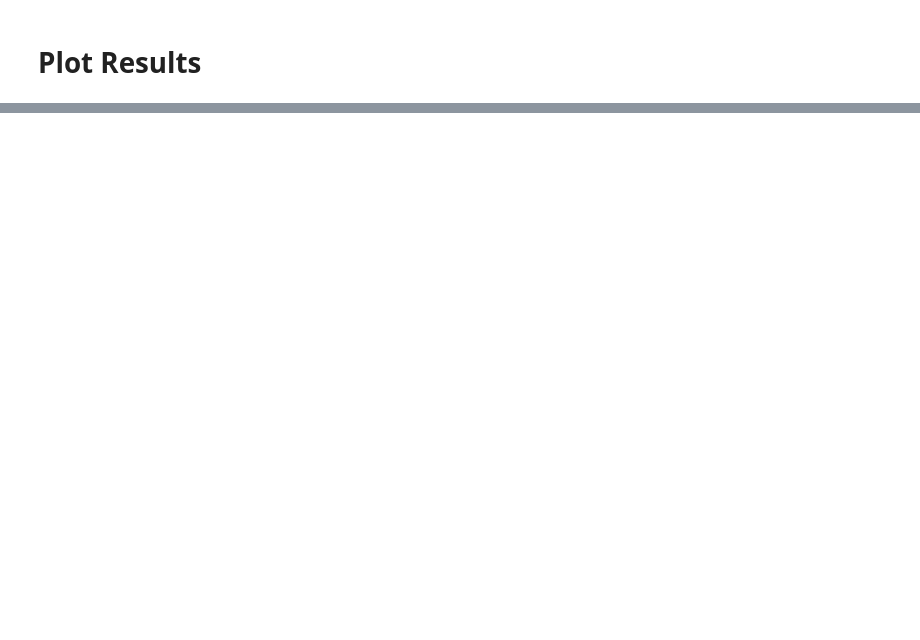
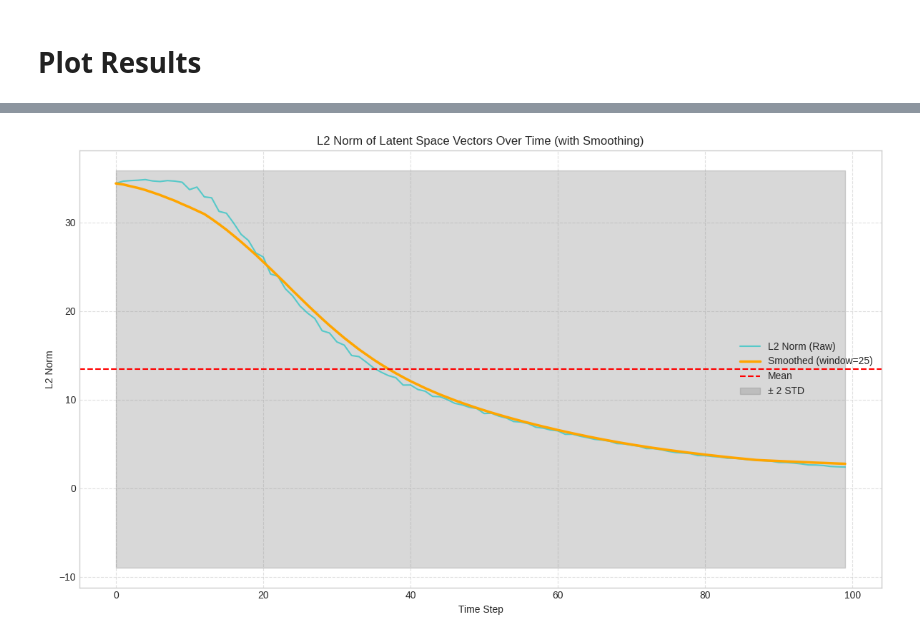
Before and after one commit to rg625/ocean_forecasting, a Jupyter notebook: koopman_autoencoder/test.ipynb, the cells around one changed output, grey strips where cells are left out. Saved outputs shown, nothing was run; the diff lists cells and outputs as text; code cells hidden in the pictures; blank space fills up the shorter version.

```diff
--- a/koopman_autoencoder/test.ipynb
+++ b/koopman_autoencoder/test.ipynb
@@ -269,0 +293,86 @@ Max vort (Pred): 5364.2060546875
+# %%
+import matplotlib.pyplot as plt
+import torch
+import pandas as pd # Import pandas for smoothing
+
+# --- 1. Create Sample Data (replace with your actual data) ---
+# This makes the example runnable. You already have z_preds.
+z_preds = total_predicted_seq.z_preds.cpu().detach()
+# --- End of Sample Data ---
+
+
+# --- 2. Your Existing Calculations ---
+if z_preds.ndim > 2:
+    z_preds = z_preds.squeeze()
+
+z_preds_cpu = z_preds.cpu().detach()
+latent_norms = torch.norm(z_preds_cpu, dim=-1)
+latent_mean = latent_norms.mean()
+latent_std = latent_norms.std()
+
+
+# --- 3. NEW: Smooth the norms using a rolling average ---
+# You can adjust this value for more or less smoothing.
+# A larger window will result in a smoother line.
+window_size = 25
+
+# Convert to a pandas Series to use the rolling() method
+latent_norms_series = pd.Series(latent_norms.numpy())
+
+# Calculate the rolling mean. `center=True` prevents the smoothed line from lagging.
+# `min_periods=1` handles the edges of the data gracefully.
+smoothed_norms = latent_norms_series.rolling(
+    window=window_size,
+    center=True,
+    min_periods=1
+).mean()
+
+
+# --- 4. Plotting ---
+fig, ax = plt.subplots(figsize=(12, 7))
+
+# Plot the original data with some transparency
+time_steps = range(len(latent_norms))
+ax.plot(
+    time_steps,
+    latent_norms.numpy(),
+    label='L2 Norm (Raw)',
+    color='c',
+    linewidth=1.5,
+    alpha=0.6
+)
+
+# Plot the NEW smoothed data
+ax.plot(
+    time_steps,
+    smoothed_norms,
+    label=f'Smoothed (window={window_size})',
+    color='orange',
+    linewidth=2.5
+)
+
+
+# Plot the mean and std deviation region from before
+ax.axhline(latent_mean.item(), color='r', linestyle='--', label='Mean')
+upper_bound = latent_mean + 2 * latent_std
+lower_bound = latent_mean - 2 * latent_std
+ax.fill_between(
+    time_steps,
+    lower_bound.item(),
+    upper_bound.item(),
+    color='gray',
+    alpha=0.3,
+    label='± 2 STD'
+)
+
+# --- 5. Configure and Show the Plot ---
+ax.set_title("L2 Norm of Latent Space Vectors Over Time (with Smoothing)")
+ax.set_xlabel("Time Step")
+ax.set_ylabel("L2 Norm")
+ax.grid(True, linestyle='--', alpha=0.6)
+ax.legend() # Add a legend to identify all lines
+
+plt.tight_layout()
+plt.show()
+# %% [output]
+[figure, added]
```
Also changed, not shown: parts of 10 cells of this notebook, 3 other files.
